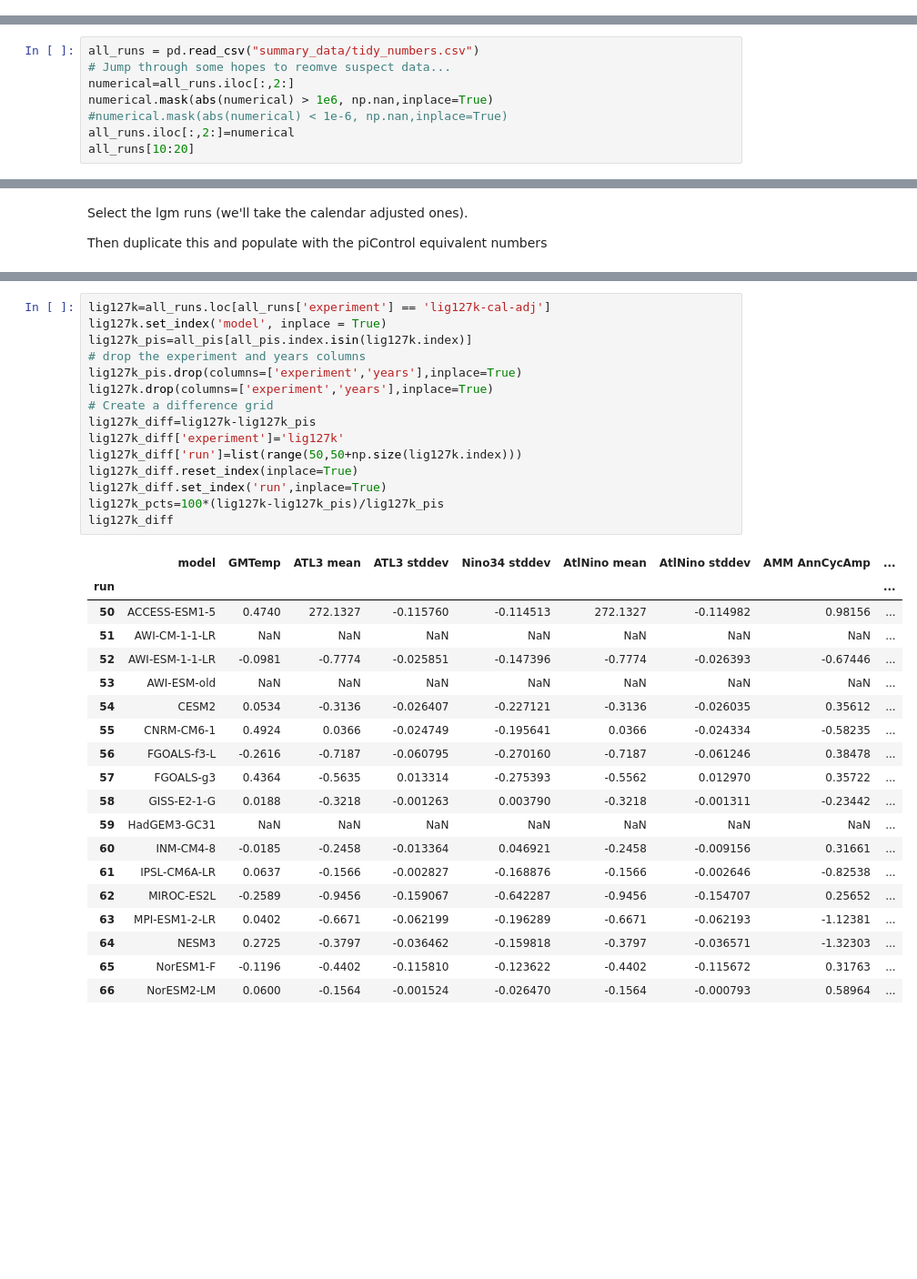
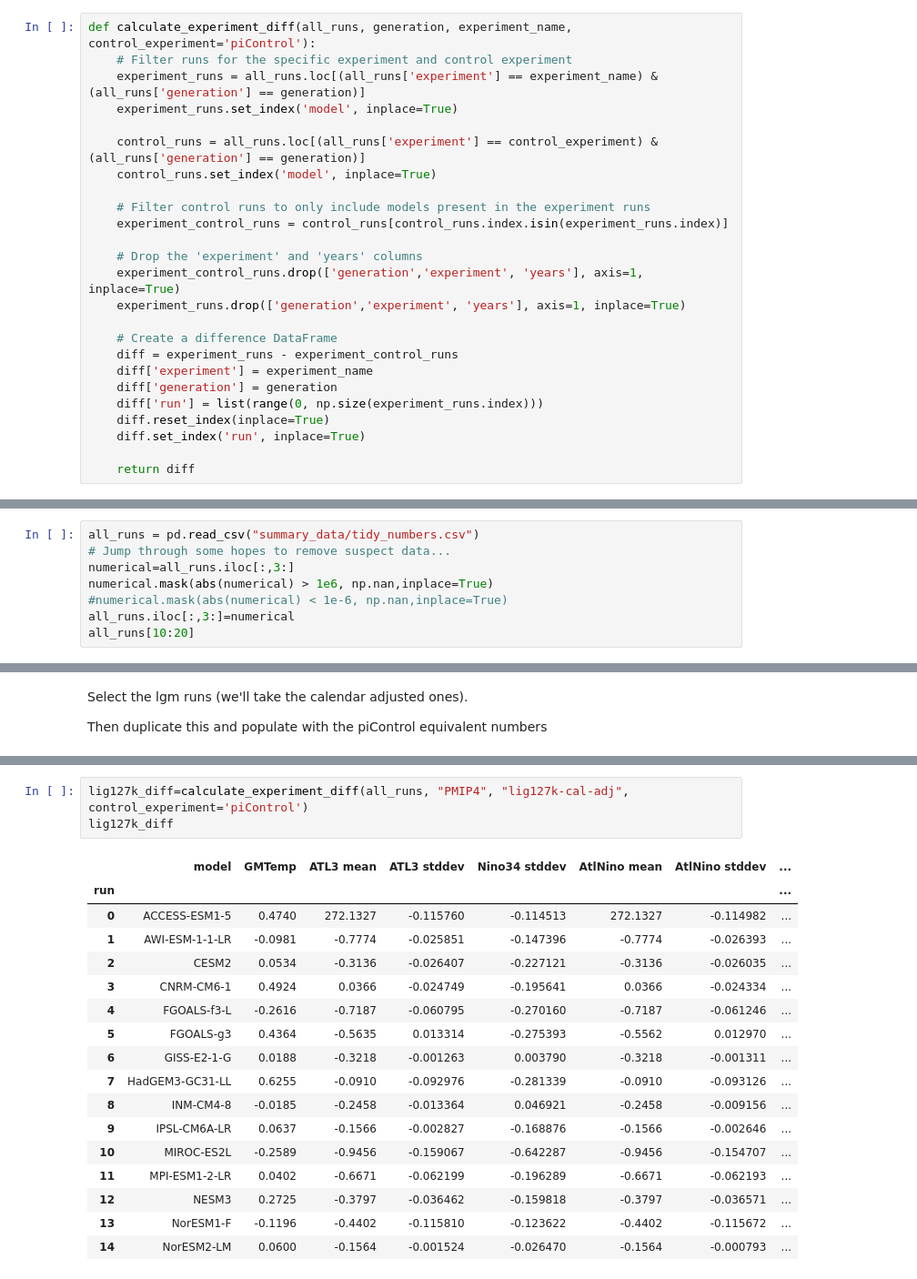
Before and after one commit to pmip4/TropicalAtlanticVariability, a Jupyter notebook: scatterplots.ipynb, the cells around one changed output, grey strips where cells are left out. Shown at 91% size. Drawn from its saved outputs; the diff is of its cells as text; blank space fills up the shorter version.

```diff
--- a/scatterplots.ipynb
+++ b/scatterplots.ipynb
@@ -9,11 +12,36 @@ warnings.filterwarnings('ignore')
+# %%
+def calculate_experiment_diff(all_runs, generation, experiment_name, control_experiment='piControl'):
+    # Filter runs for the specific experiment and control experiment
+    experiment_runs = all_runs.loc[(all_runs['experiment'] == experiment_name) & (all_runs['generation'] == generation)]
+    experiment_runs.set_index('model', inplace=True)
+
+    control_runs = all_runs.loc[(all_runs['experiment'] == control_experiment) & (all_runs['generation'] == generation)]
+    control_runs.set_index('model', inplace=True)
+
+    # Filter control runs to only include models present in the experiment runs
+    experiment_control_runs = control_runs[control_runs.index.isin(experiment_runs.index)]
+
+    # Drop the 'experiment' and 'years' columns
+    experiment_control_runs.drop(['generation','experiment', 'years'], axis=1, inplace=True)
+    experiment_runs.drop(['generation','experiment', 'years'], axis=1, inplace=True)
+
+    # Create a difference DataFrame
+    diff = experiment_runs - experiment_control_runs
+    diff['experiment'] = experiment_name
+    diff['generation'] = generation
+    diff['run'] = list(range(0, np.size(experiment_runs.index)))
+    diff.reset_index(inplace=True)
+    diff.set_index('run', inplace=True)
+
+    return diff
 # %% [markdown]
 ### Load in the tidy numbers file from summary_data
 # %%
 all_runs = pd.read_csv("summary_data/tidy_numbers.csv")
-# Jump through some hopes to reomve suspect data...
-numerical=all_runs.iloc[:,2:]
+# Jump through some hopes to remove suspect data...
+numerical=all_runs.iloc[:,3:]
 numerical.mask(abs(numerical) > 1e6, np.nan,inplace=True)
 #numerical.mask(abs(numerical) < 1e-6, np.nan,inplace=True)
-all_runs.iloc[:,2:]=numerical
+all_runs.iloc[:,3:]=numerical
 all_runs[10:20]
 # %% [output]
@@ -71,35 +86,21 @@ lgm_diff
 # %%
-lig127k=all_runs.loc[all_runs['experiment'] == 'lig127k-cal-adj']
-lig127k.set_index('model', inplace = True)
-lig127k_pis=all_pis[all_pis.index.isin(lig127k.index)]
-# drop the experiment and years columns
-lig127k_pis.drop(columns=['experiment','years'],inplace=True)
-lig127k.drop(columns=['experiment','years'],inplace=True)
-# Create a difference grid
-lig127k_diff=lig127k-lig127k_pis
-lig127k_diff['experiment']='lig127k'
-lig127k_diff['run']=list(range(50,50+np.size(lig127k.index)))
-lig127k_diff.reset_index(inplace=True)
-lig127k_diff.set_index('run',inplace=True)
-lig127k_pcts=100*(lig127k-lig127k_pis)/lig127k_pis
+lig127k_diff=calculate_experiment_diff(all_runs, "PMIP4", "lig127k-cal-adj", control_experiment='piControl')
 lig127k_diff
 # %% [output]
-|  | model | GMTemp | ATL3 mean | ATL3 stddev | Nino34 stddev | AtlNino mean | AtlNino stddev | AMM AnnCycAmp | ... |
-| run |  |  |  |  |  |  |  |  | ... |
-| 50 | ACCESS-ESM1-5 | 0.4740 | 272.1327 | -0.115760 | -0.114513 | 272.1327 | -0.114982 | 0.98156 | ... |
-| 51 | AWI-CM-1-1-LR | NaN | NaN | NaN | NaN | NaN | NaN | NaN | ... |
-| 52 | AWI-ESM-1-1-LR | -0.0981 | -0.7774 | -0.025851 | -0.147396 | -0.7774 | -0.026393 | -0.67446 | ... |
-| 53 | AWI-ESM-old | NaN | NaN | NaN | NaN | NaN | NaN | NaN | ... |
-| 54 | CESM2 | 0.0534 | -0.3136 | -0.026407 | -0.227121 | -0.3136 | -0.026035 | 0.35612 | ... |
-| 55 | CNRM-CM6-1 | 0.4924 | 0.0366 | -0.024749 | -0.195641 | 0.0366 | -0.024334 | -0.58235 | ... |
-| 56 | FGOALS-f3-L | -0.2616 | -0.7187 | -0.060795 | -0.270160 | -0.7187 | -0.061246 | 0.38478 | ... |
-| 57 | FGOALS-g3 | 0.4364 | -0.5635 | 0.013314 | -0.275393 | -0.5562 | 0.012970 | 0.35722 | ... |
-| 58 | GISS-E2-1-G | 0.0188 | -0.3218 | -0.001263 | 0.003790 | -0.3218 | -0.001311 | -0.23442 | ... |
-| 59 | HadGEM3-GC31 | NaN | NaN | NaN | NaN | NaN | NaN | NaN | ... |
-| 60 | INM-CM4-8 | -0.0185 | -0.2458 | -0.013364 | 0.046921 | -0.2458 | -0.009156 | 0.31661 | ... |
-| 61 | IPSL-CM6A-LR | 0.0637 | -0.1566 | -0.002827 | -0.168876 | -0.1566 | -0.002646 | -0.82538 | ... |
-| 62 | MIROC-ES2L | -0.2589 | -0.9456 | -0.159067 | -0.642287 | -0.9456 | -0.154707 | 0.25652 | ... |
-| 63 | MPI-ESM1-2-LR | 0.0402 | -0.6671 | -0.062199 | -0.196289 | -0.6671 | -0.062193 | -1.12381 | ... |
-| 64 | NESM3 | 0.2725 | -0.3797 | -0.036462 | -0.159818 | -0.3797 | -0.036571 | -1.32303 | ... |
-| 65 | NorESM1-F | -0.1196 | -0.4402 | -0.115810 | -0.123622 | -0.4402 | -0.115672 | 0.31763 | ... |
-| 66 | NorESM2-LM | 0.0600 | -0.1564 | -0.001524 | -0.026470 | -0.1564 | -0.000793 | 0.58964 | ... |
+|  | model | GMTemp | ATL3 mean | ATL3 stddev | Nino34 stddev | AtlNino mean | AtlNino stddev | ... |
+| run |  |  |  |  |  |  |  | ... |
+| 0 | ACCESS-ESM1-5 | 0.4740 | 272.1327 | -0.115760 | -0.114513 | 272.1327 | -0.114982 | ... |
+| 1 | AWI-ESM-1-1-LR | -0.0981 | -0.7774 | -0.025851 | -0.147396 | -0.7774 | -0.026393 | ... |
+| 2 | CESM2 | 0.0534 | -0.3136 | -0.026407 | -0.227121 | -0.3136 | -0.026035 | ... |
+| 3 | CNRM-CM6-1 | 0.4924 | 0.0366 | -0.024749 | -0.195641 | 0.0366 | -0.024334 | ... |
+| 4 | FGOALS-f3-L | -0.2616 | -0.7187 | -0.060795 | -0.270160 | -0.7187 | -0.061246 | ... |
+| 5 | FGOALS-g3 | 0.4364 | -0.5635 | 0.013314 | -0.275393 | -0.5562 | 0.012970 | ... |
+| 6 | GISS-E2-1-G | 0.0188 | -0.3218 | -0.001263 | 0.003790 | -0.3218 | -0.001311 | ... |
+| 7 | HadGEM3-GC31-LL | 0.6255 | -0.0910 | -0.092976 | -0.281339 | -0.0910 | -0.093126 | ... |
+| 8 | INM-CM4-8 | -0.0185 | -0.2458 | -0.013364 | 0.046921 | -0.2458 | -0.009156 | ... |
+| 9 | IPSL-CM6A-LR | 0.0637 | -0.1566 | -0.002827 | -0.168876 | -0.1566 | -0.002646 | ... |
+| 10 | MIROC-ES2L | -0.2589 | -0.9456 | -0.159067 | -0.642287 | -0.9456 | -0.154707 | ... |
+| 11 | MPI-ESM1-2-LR | 0.0402 | -0.6671 | -0.062199 | -0.196289 | -0.6671 | -0.062193 | ... |
+| 12 | NESM3 | 0.2725 | -0.3797 | -0.036462 | -0.159818 | -0.3797 | -0.036571 | ... |
+| 13 | NorESM1-F | -0.1196 | -0.4402 | -0.115810 | -0.123622 | -0.4402 | -0.115672 | ... |
+| 14 | NorESM2-LM | 0.0600 | -0.1564 | -0.001524 | -0.026470 | -0.1564 | -0.000793 | ... |
```
Also changed, not shown: parts of 19 cells of this notebook, 5 other files.
